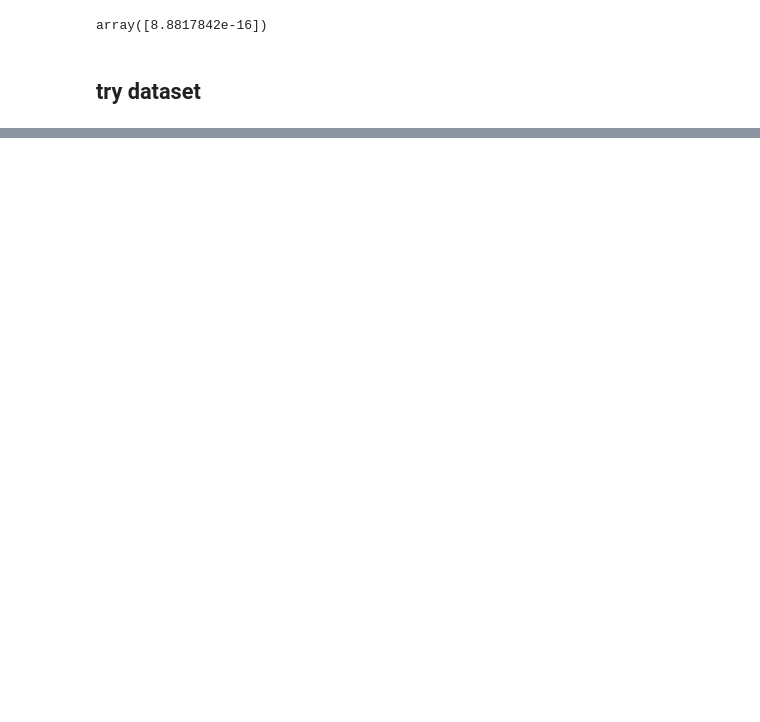
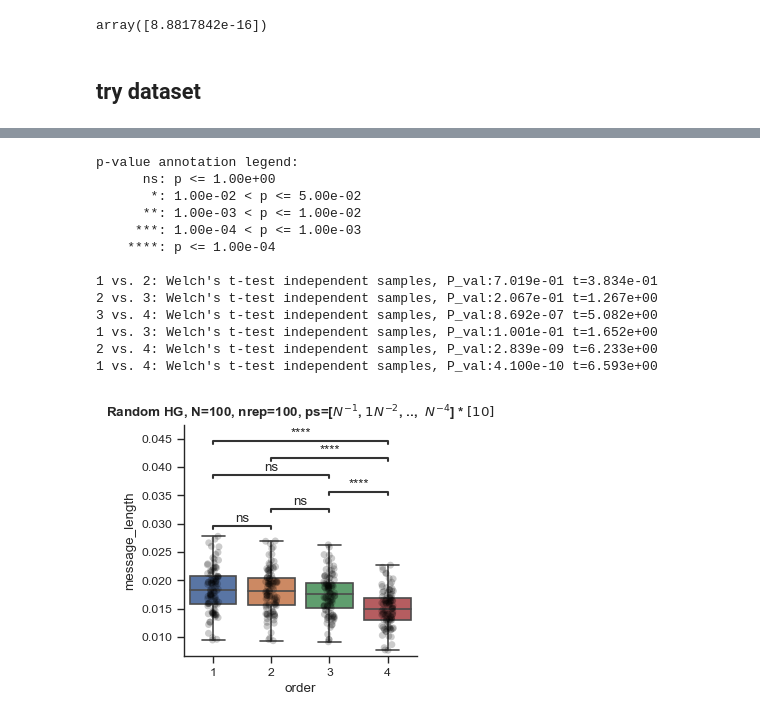
Before and after one commit to maximelucas/hypergraph_reducibility, a Jupyter notebook: notebooks/fig-complete_HG.ipynb, the cells around one changed output, grey strips where cells are left out. Drawn from its saved outputs; the diff is of its cells as text; code cells hidden in the pictures; blank space fills up the shorter version.

```diff
--- a/notebooks/fig-complete_HG.ipynb
+++ b/notebooks/fig-complete_HG.ipynb
@@ -235,0 +400,3 @@ plt.savefig(f"{out_dir}{fig_name}.png", dpi=250, bbox_inches="tight")
+# %%
+df = pd.DataFrame.from_dict(message_lengths, orient="index").stack().to_frame()
+df
@@ -235,0 +417,9 @@ plt.savefig(f"{out_dir}{fig_name}.png", dpi=250, bbox_inches="tight")
+# %%
+def unpack_list(row):
+    return pd.Series(row[0])
+
+# Apply the function and join the new columns to the DataFrame
+df[orders] = df.apply(unpack_list, axis=1)
+df = df[orders]
+
+df
@@ -235,0 +440,52 @@ plt.savefig(f"{out_dir}{fig_name}.png", dpi=250, bbox_inches="tight")
+# %%
+dff = df.reset_index(names=["density", "rep"]).melt(
+    id_vars=["density", "rep"],
+    value_vars=orders,
+    var_name="order",
+    value_name="message_length",
+)
+# %%
+from statannotations.Annotator import Annotator
+
+fix, ax = plt.subplots(figsize=(3, 3))
+
+#palette = sb.color_palette("Set1", n_colors=4)
+
+#box_params = {
+#    'boxprops':{'facecolor':'none'},
+#    'medianprops':{'color':'silver'},
+    #'whiskerprops':{'color':'blue'},
+    #'capprops':{'color':'yellow'}
+#}
+
+sb.boxplot(data=dff, x="order", y="message_length", ax=ax)#, **box_params)
+
+sb.stripplot(data=dff, x="order", y="message_length", ax=ax, color="black", dodge=True, alpha=0.2)#, legend=False)
+
+sb.despine()
+ax.set_title(rf"Random HG, N={N}, nrep={n_rep}, ps=[$N^{{-1}}$, $1 N^{{-2}}$, ..,  $N^{{-4}}$] * ${density_scales}$", weight="bold")
+
+
+pairs = list(combinations(orders, 2))
+
+annotator = Annotator(ax, pairs, data=dff, y="message_length", x="order")
+annotator.configure(test='t-test_welch', text_format='star', loc='inside')
+annotator.apply_and_annotate()
+
+fig_name = f"message_length_RHG_N{N}_pwiring_{density_scales}_nreps_{n_rep}_boxplot"
+plt.savefig(f"{out_dir}{fig_name}.png", dpi=250, bbox_inches="tight")
+# %% [output]
+p-value annotation legend:
+      ns: p <= 1.00e+00
+       *: 1.00e-02 < p <= 5.00e-02
+      **: 1.00e-03 < p <= 1.00e-02
+     ***: 1.00e-04 < p <= 1.00e-03
+    ****: p <= 1.00e-04
+
+1 vs. 2: Welch's t-test independent samples, P_val:7.019e-01 t=3.834e-01
+2 vs. 3: Welch's t-test independent samples, P_val:2.067e-01 t=1.267e+00
+3 vs. 4: Welch's t-test independent samples, P_val:8.692e-07 t=5.082e+00
+1 vs. 3: Welch's t-test independent samples, P_val:1.001e-01 t=1.652e+00
+2 vs. 4: Welch's t-test independent samples, P_val:2.839e-09 t=6.233e+00
+1 vs. 4: Welch's t-test independent samples, P_val:4.100e-10 t=6.593e+00
+[figure, added]
```
Also changed, not shown: parts of 21 cells of this notebook, 15 other files.
